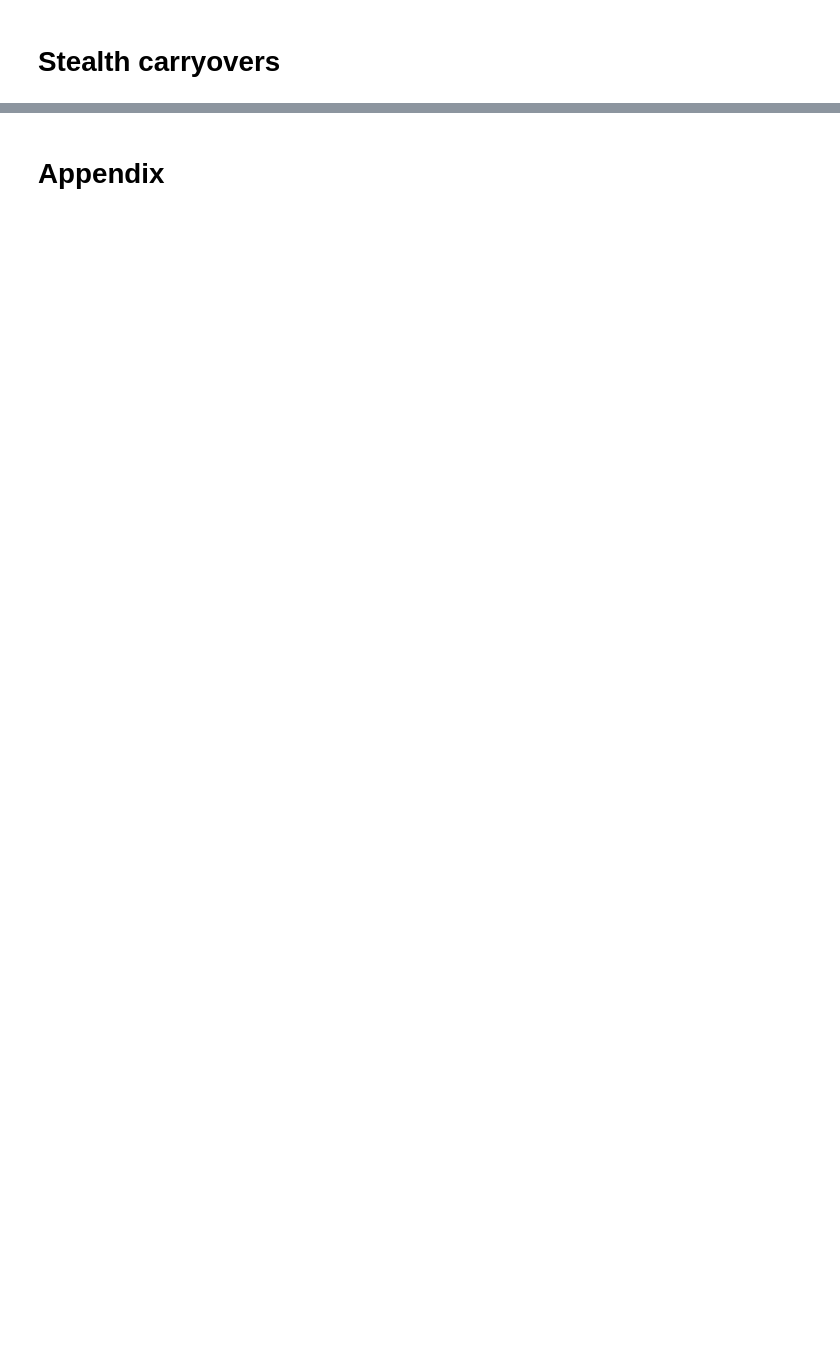
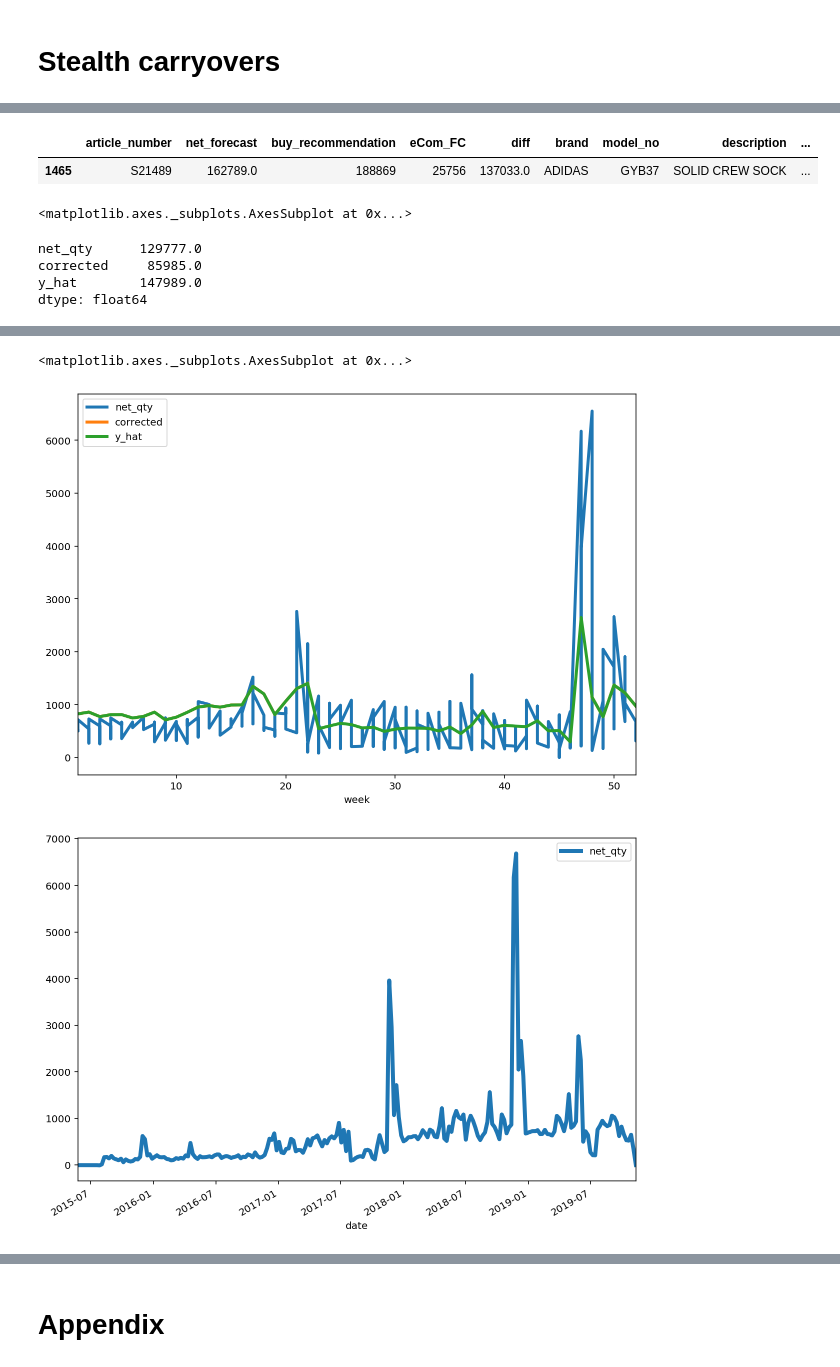
Before and after one commit to cwcomiskey/Misc, a Jupyter notebook: adidas/model_10Sept.ipynb, the cells around one changed output, grey strips where cells are left out. Cells and saved outputs as stored; diff of their text form; code cells hidden in the pictures; blank space fills up the shorter version.

Commit message:
SS20 forecasts

```diff
--- a/adidas/model_10Sept.ipynb
+++ b/adidas/model_10Sept.ipynb
@@ -999,0 +1007,11 @@ fw20.groupby('brand')['rev'].sum()
+# %%
+preds_season = pd.merge(preds_season, ref_dat0[['article_no', 'model_no', 'art_desc', 'brand_desc',
+       'bus_unit_desc', 'rmh_cat_desc', 'prod_grp_desc', 'prod_type_desc',
+       'gender_desc', 'age_group_desc']], left_on='article_number', right_on='article_no').drop('article_no', axis = 1)
+# %%
+preds_season = preds_season.rename(columns = {'y_hat': 'net_forecast', 'Opt_Ovb': 'buy_recommendation', 'art_desc': 'description', 'eCom Market FC': 'eCom_FC',
+                                              'prod_type_desc': 'type', 'brand_desc': 'brand', 'bus_unit_desc': 'BU', 'rmh_cat_desc': 'RMH'})
+# %%
+preds_season = preds_season[['article_number',  'brand', 'model_no', 'description', 'type', 'BU', 'RMH',
+                             'price', 'cost', 'margin', 'net_forecast', 'buy_recommendation', 'eCom_FC']] # 'eCom_ILS1',
+                             #'FW19_total_market_FC', 'FW19_total_ecom_SO', 'FW19_total_ecom_RDP']] # space after RDP?
@@ -999,0 +1095,38 @@ fw20.groupby('brand')['rev'].sum()
+# %%
+# EDA Plots - Article
+
+aoi = 'S21489'
+a = aoi
+# %%
+# EDA Plots --
+
+preds_season[preds_season.article_number == a][['article_number', 'net_forecast', 'buy_recommendation',
+        'eCom_FC', 'diff', 'brand', 'model_no', 'description', 'type', 'BU', 'RMH']]
+
+dat_a = preds[preds.article_number == a][['week', 'net_qty', 'corrected', 'y_hat']].round()
+
+
+plt.rcParams["figure.figsize"] = [10,7]
+dat_a.sort_values('week').set_index('week').plot(linewidth = 3)
+
+dat_a.set_index('week').apply(np.sum).round()
+dat_a.sort_values('week').set_index('week').round()
+
+# dat0[dat0.article_number == aoi].sort_values(['country', 'year', 'week'])#.iloc[1,]
+
+# plot --
+dat_aoi = dat0[dat0.article_number == aoi].copy()
+dat_aoi = pd.merge(pd.DataFrame(dat_aoi.groupby(['year', 'week'])['net_qty'].sum()).reset_index(), dat_aoi[['year', 'week']].drop_duplicates())
+dat_aoi.year = [str(x) for x in dat_aoi.year]
+dat_aoi.week = [str(x) for x in dat_aoi.week]
+dat_aoi['date'] = [dt.datetime.strptime(x[0] + '-' + x[1] + '-1', "%Y-%W-%w") for x in zip(dat_aoi.year, dat_aoi.week)]
+plt.rcParams["figure.figsize"] = [10,7]
+dat_aoi[['date', 'net_qty']].set_index('date').plot(linewidth = 4)
+# %% [output]
+|  | article_number | net_forecast | buy_recommendation | eCom_FC | diff | brand | model_no | description | ... |
+| 1465 | S21489 | 162789.0 | 188869 | 25756 | 137033.0 | ADIDAS | GYB37 | SOLID CREW SOCK | ... |
+<matplotlib.axes._subplots.AxesSubplot at 0x...>
+net_qty      129777.0
+corrected     85985.0
+y_hat        147989.0
+dtype: float64
@@ -999,0 +1151,3 @@ fw20.groupby('brand')['rev'].sum()
+<matplotlib.axes._subplots.AxesSubplot at 0x...>
+[figure, added]
+[figure, added]
```
Also changed, not shown: parts of 163 cells of this notebook.
